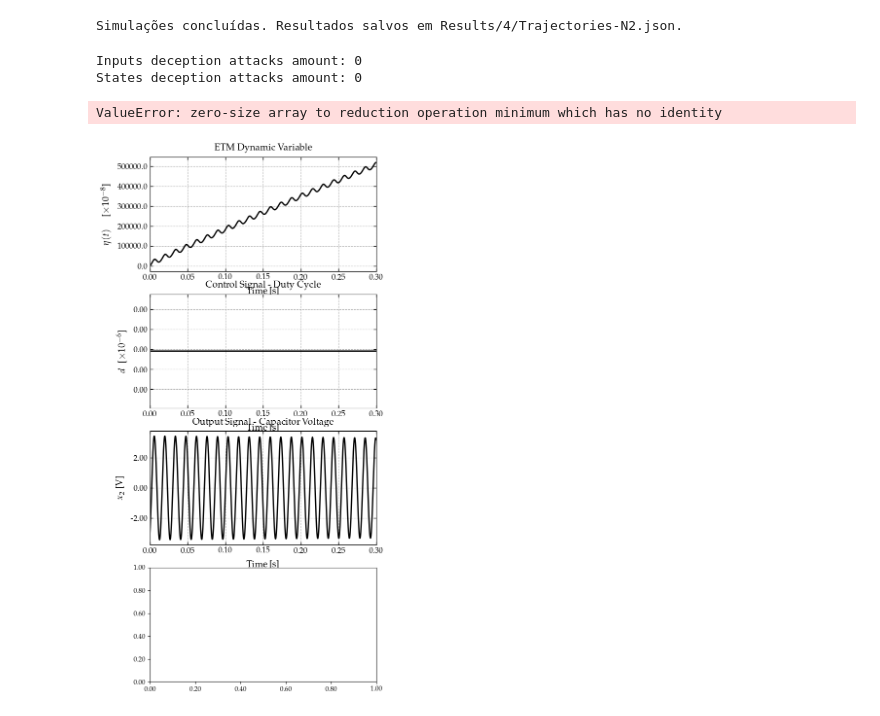
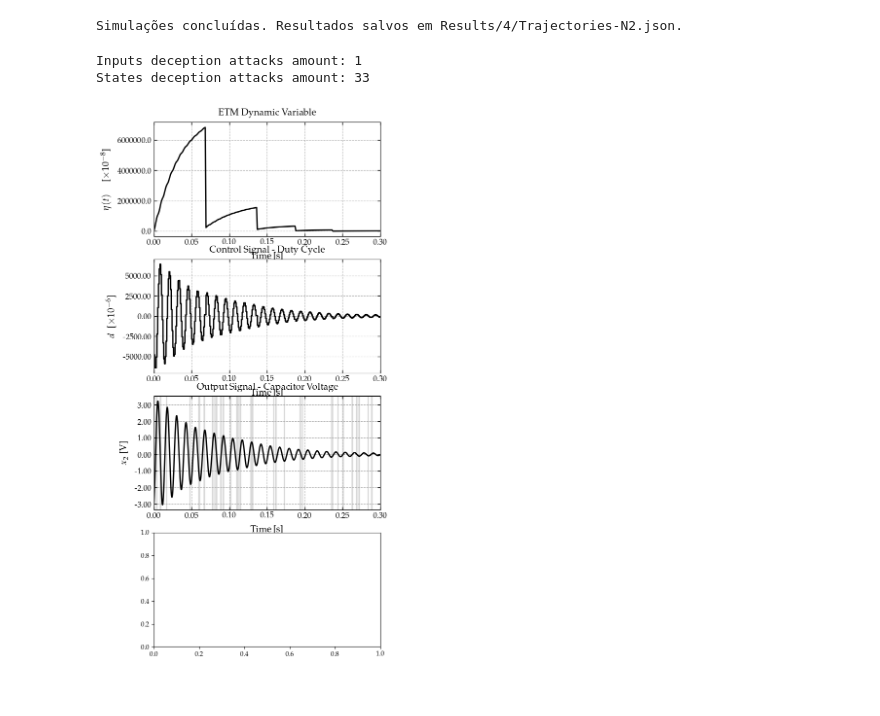
Before and after one commit to andel-vitorio/event-based-control, a Jupyter notebook: Notebooks/PETC for Linear System/5 - Systems under Saturation and Deception Attacks p2.ipynb, the cells around one changed output. Cells and saved outputs as stored; diff of their text form; code cells hidden in the pictures.

```diff
--- a/Notebooks/PETC for Linear System/5 - Systems under Saturation and Deception Attacks p2.ipynb
+++ b/Notebooks/PETC for Linear System/5 - Systems under Saturation and Deception Attacks p2.ipynb
@@ -177,8 +177,8 @@ timepts = np.arange(0, simulation_time + simulation_step, simulation_step)
 u = np.zeros((1, len(timepts)))
 
 params = create_params(
-    V_IN=32, RL=2e-2, RC=45, L=1e-3,
-    C=2.2e-3, PCPL_OP=50, VC_OP=48
+    V_IN=24, RL=2e-2, RC=45, L=1e-3,
+    C=2.2e-3, PCPL_OP=50, VC_OP=32
 )
 
 u_bar = [min(1 - params['op']['d'], params['op']['d'])]
@@ -265,10 +265,10 @@ def get_parameter(h, λ, G1, G2, σx=1., σu=1., eps=1e-6):
   Ξtil = cp.Variable((n_x, n_x), PSD=True)
   Ψtil = cp.Variable((n_x, n_x), PSD=True)
 
-  # constraints += [Qtil >= eps * np.eye(Qtil.shape[0])]
-  # constraints += [Rtil >= eps * np.eye(Rtil.shape[0])]
-  # constraints += [Ξtil >= eps * np.eye(Ξtil.shape[0])]
-  # constraints += [Ψtil >= eps * np.eye(Ψtil.shape[0])]
+  constraints += [Qtil >= eps * np.eye(Qtil.shape[0])]
+  constraints += [Rtil >= eps * np.eye(Rtil.shape[0])]
+  constraints += [Ξtil >= eps * np.eye(Ξtil.shape[0])]
+  constraints += [Ψtil >= eps * np.eye(Ψtil.shape[0])]
 
   X = cp.Variable((n_x, n_x))
   Y1til = cp.Variable((2 * n_x, 2 * n_x))
@@ -407,7 +407,7 @@ def get_parameter(h, λ, G1, G2, σx=1., σu=1., eps=1e-6):
   prob = cp.Problem(obj, constraints)
 
   # Solve the problem using the MOSEK solver
-  prob.solve(solver=cp.MOSEK, verbose=False, ignore_dpp=True, eps=1e-8)
+  prob.solve(solver=cp.MOSEK, verbose=False, ignore_dpp=True)
 
   # Initialize variables to store results
   design_results = None
@@ -478,12 +478,12 @@ G1 = np.array([[1e-4, 0.], [0, 5e-4]])
 G2 = np.array([[1e-2]])
 
 h = 10e-4
-λ = 2e-7
+λ = 1e-3
 
 # σx_bar = .3
 # σu_bar = .5
 
-σx_bar = .1
+σx_bar = .9
 σu_bar = 1.
 
 design_results = get_parameter(h, λ, G1, G2, σx_bar, σu_bar, eps=1e-5)
@@ -839,46 +839,45 @@ interval_ends = event_times
 n_intervals = min(len(σu), len(interval_starts))  # segurança
 
 for i in range(n_intervals):
     if σu[i] == 0.0:
         axs['sat'].axvspan(interval_starts[i], interval_ends[i], color='#d9d9d9')
 
 gph.plot(
     axs['x'],
     t,  np.array(trajectories[trajectories_index][2]),
     xlabel='Time [s]', ylabel=r'$x_2$ [V]',
     title='Output Signal - Capacitor Voltage',
     plot_cfg=plot_cfg)
 
 σx = np.atleast_1d(results_clsim['σx'][trajectories_index])[:-2]
 event_times = np.asarray(event_times)
 σx_attacks = np.sum(σx == 0.0)
 print('States deception attacks amount:', σx_attacks)
 
 # Constrói os limites dos intervalos: de [0, t₀), [t₀, t₁), ..., [tₙ₋₁, tₙ)
 interval_starts = np.concatenate(([0.0], event_times[:-1]))
 interval_ends = event_times
 
 n_intervals = min(len(σx), len(interval_starts))  # segurança
 
 for i in range(n_intervals):
     if σx[i] == 0.0:
         axs['x'].axvspan(interval_starts[i], interval_ends[i], color='#d9d9d9')
 
-stem_cfg = plot_cfg
-stem_cfg['axis']['y_digits'] = 2
-gph.stem(
-     axs['iet'], [et for et in event_times],
-    [et * 1e3 for et in inter_event_times],
-    stem_cfg=plot_cfg,
-    xlabel='Time [s]', ylabel='$t_{k+1} - t_k$ [$ms$]',
-    title='Inter-event Times')
+# stem_cfg = plot_cfg
+# stem_cfg['axis']['y_digits'] = 2
+# gph.stem(
+#      axs['iet'], [et for et in event_times],
+#     [et * 1e3 for et in inter_event_times],
+#     stem_cfg=plot_cfg,
+#     xlabel='Time [s]', ylabel='$t_{k+1} - t_k$ [$ms$]',
+#     title='Inter-event Times')
 
-plt.tight_layout(pad=3.)
+# plt.tight_layout(pad=3.)
 # %% [output]
-Inputs deception attacks amount: 0
-States deception attacks amount: 0
+Inputs deception attacks amount: 1
+States deception attacks amount: 33
-ValueError: zero-size array to reduction operation minimum which has no identity
-[figure, old version]
+[figure, new version]
 # %%
 # import concurrent.futures
 # import numpy as np
```
Also changed, not shown: parts of 4 cells of this notebook, 2 other files.
